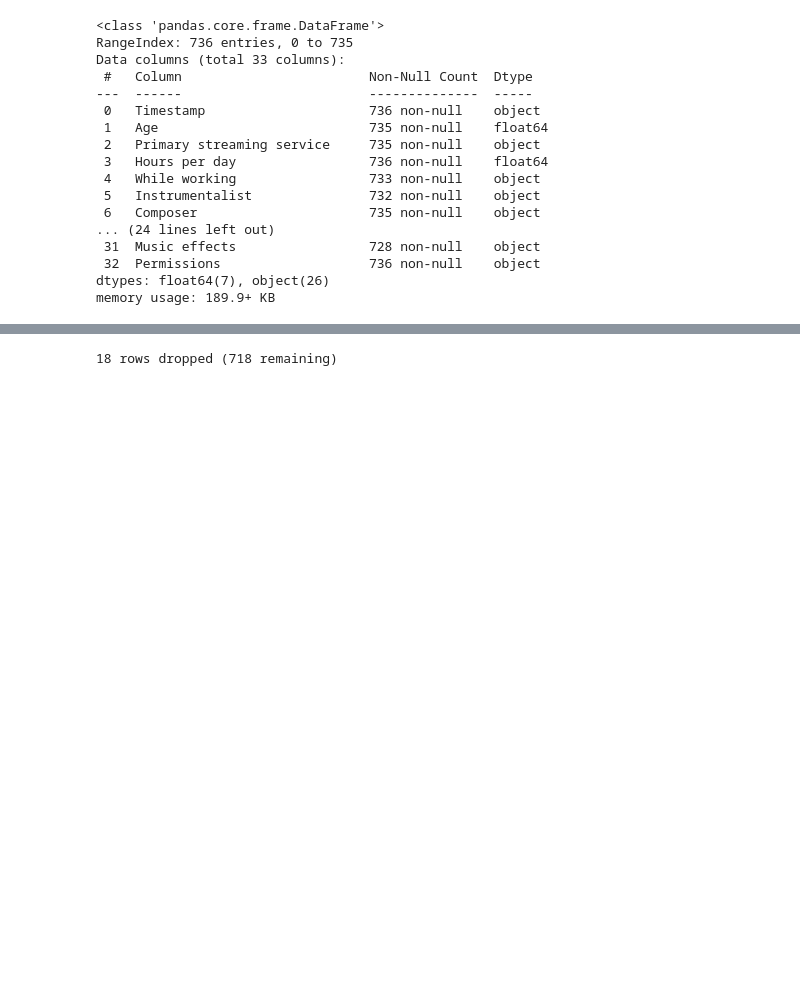
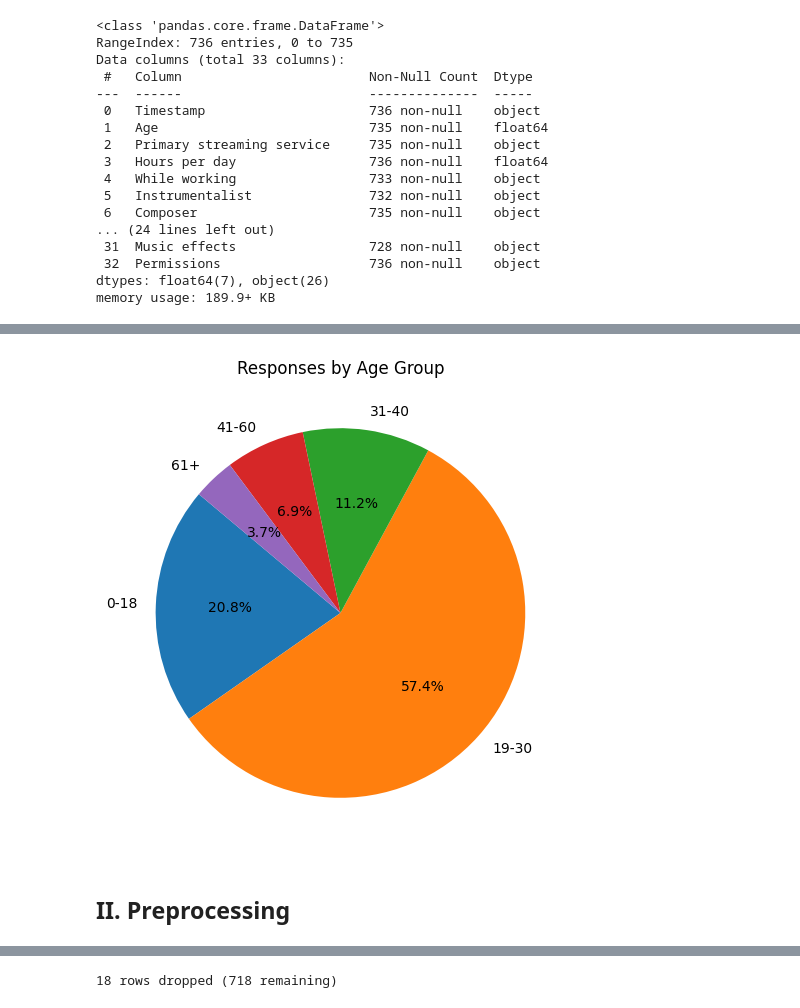
Before and after one commit to gfsiciliani/music-health, a Jupyter notebook: notebook.ipynb, the cells around one changed output, grey strips where cells are left out. Cells and saved outputs as stored; diff of their text form; code cells hidden in the pictures; blank space fills up the shorter version.

Commit message:
preprocessing progress

```diff
--- a/notebook.ipynb
+++ b/notebook.ipynb
@@ -46,3 +95,20 @@ memory usage: 189.9+ KB
+# %%
+bins =   [0, 18, 30, 40, 60, 90]
+labels = ['0-18', '19-30', '31-40', '41-60', '61+']
+df['age_group'] = pd.cut(df['age'], bins=bins, labels=labels, right=False)
+
+# Step 3: Aggregation
+age_group_counts = df['age_group'].value_counts().sort_index()
+
+# Step 4: Plotting
+plt.figure(figsize=(10, 6))  # Adjust the size as needed
+plt.pie(age_group_counts, labels=age_group_counts.index, autopct='%1.1f%%', startangle=140)
+plt.title('Responses by Age Group')
+plt.show()
+# %% [output]
+[figure, added]
+# %% [markdown]
+## II. Preprocessing
 # %%
 # drop unhelpful columns
 cols_to_drop = [
```
Also changed, not shown: parts of 19 cells of this notebook.
